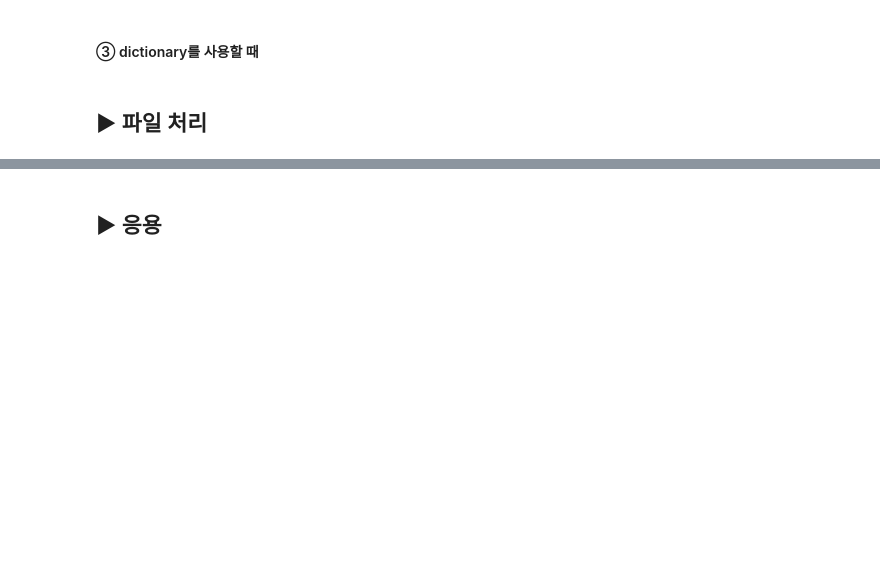
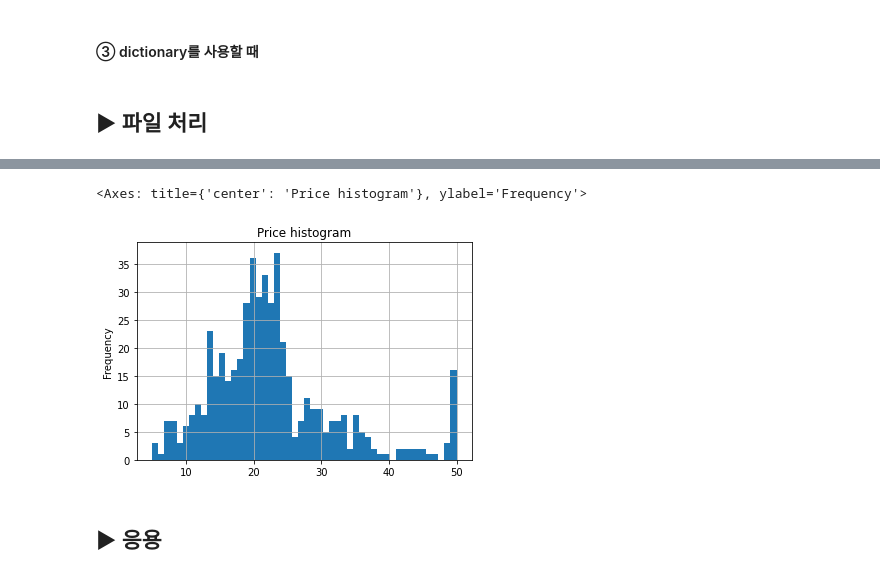
Before and after one commit to gymnopedy01/ictis-2023-ai, a Jupyter notebook: 다운로드/배포_Pandas_핵심.ipynb, the cells around one changed output, grey strips where cells are left out. Drawn from its saved outputs; the diff is of its cells as text; code cells hidden in the pictures; blank space fills up the shorter version.

```diff
--- a/다운로드/배포_Pandas_핵심.ipynb
+++ b/다운로드/배포_Pandas_핵심.ipynb
@@ -175,3 +347,8 @@ PATH= '/content/drive/MyDrive/ICTIS_2023/data/'
+# %%
+df['Price'].plot(kind='hist', bins=50, grid=True, title='Price histogram')
+# %% [output]
+<Axes: title={'center': 'Price histogram'}, ylabel='Frequency'>
+[figure, added]
 # %% [markdown]
 ## ▶ 응용
 # %%
```
Also changed, not shown: parts of 44 cells of this notebook.
